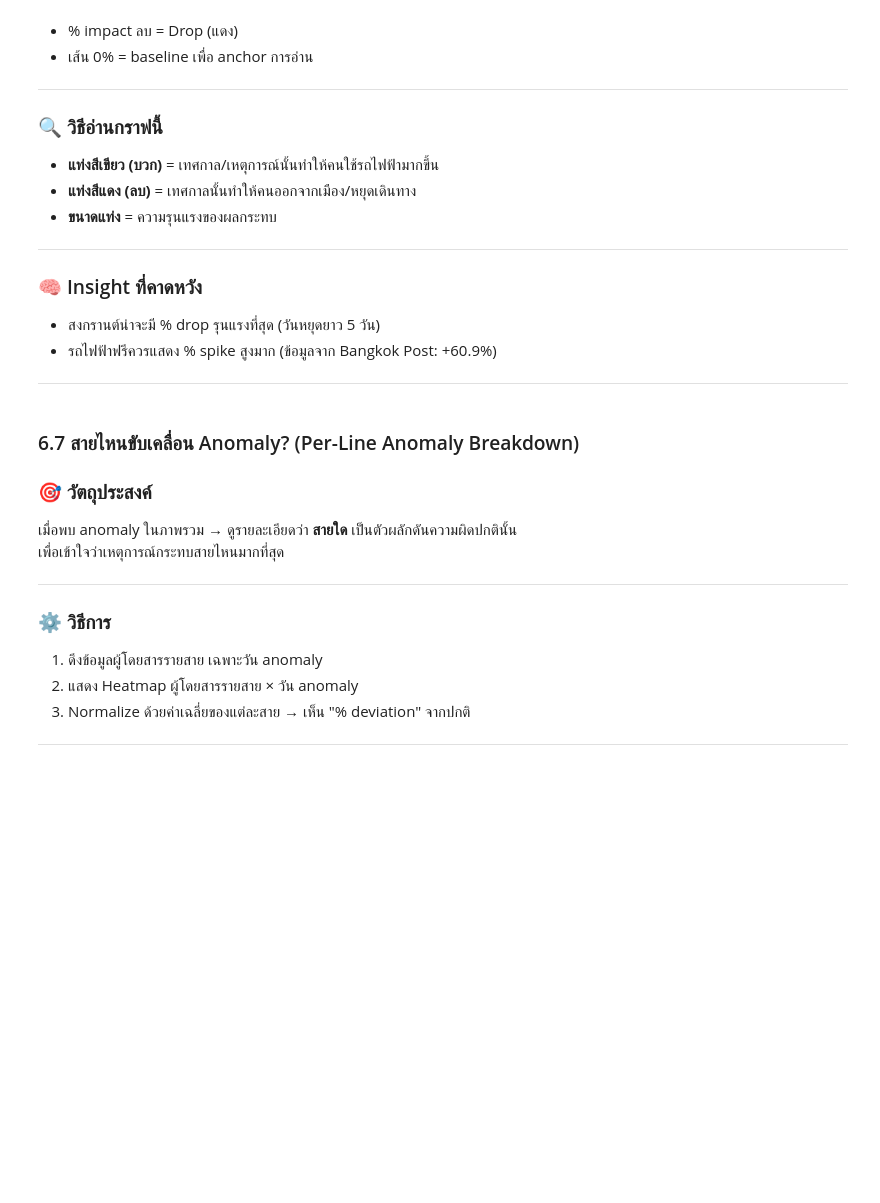
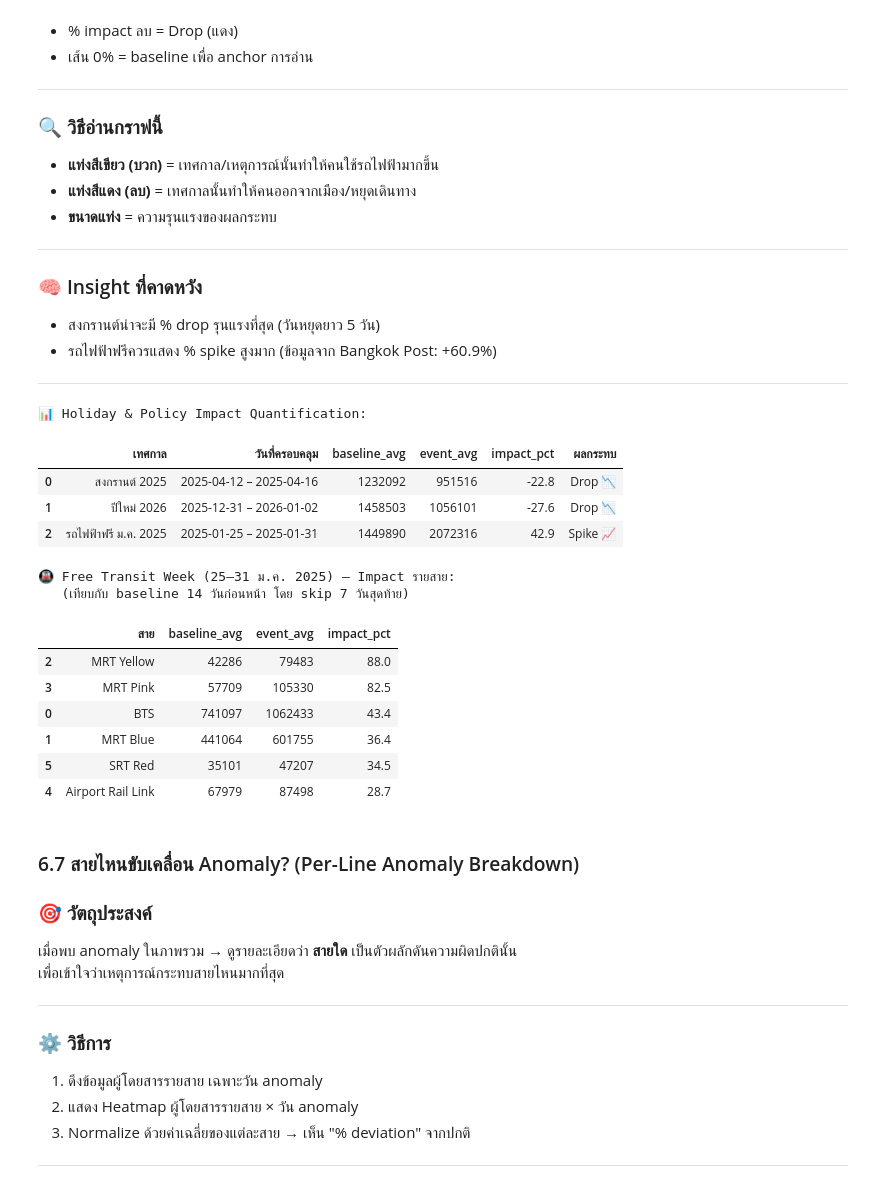
Before and after one commit to lumduan/superai-se6-mini-hackathon-1, a Jupyter notebook: dataset-5/mini-hackathon-1.ipynb, the cells around one changed output. Drawn from its saved outputs; the diff is of its cells as text; code cells hidden in the pictures; blank space fills up the shorter version.

```diff
--- a/dataset-5/mini-hackathon-1.ipynb
+++ b/dataset-5/mini-hackathon-1.ipynb
@@ -46,9 +116,15 @@ print('✅ นำเข้าไลบรารีทั้งหมดสำเ
 # %%
-# กำหนด URL ของชุดข้อมูลผู้โดยสารปี 2568 และ 2569 จาก GitHub
+# ================================
+# 1) กำหนด URL ของชุดข้อมูล
+# ================================
+# URL จาก GitHub สำหรับ Colab / Remote environment
 URL_68 = 'https://raw.githubusercontent.com/lumduan/superai-se6-mini-hackathon-1/main/dataset-5/data/passengers68.csv'
 URL_69 = 'https://raw.githubusercontent.com/lumduan/superai-se6-mini-hackathon-1/main/dataset-5/data/passengers69.csv'
 
-# Fallback to local files if network is unavailable
+# ================================
+# 2) Fallback ไปใช้ไฟล์ local (ถ้ามี)
+# ================================
+# ป้องกันกรณี network ไม่พร้อมใช้งาน
 import os as _os
 _local_data = '/Users/sarat/Code/superai-se6/superai-se6-mini-hackathon-1/dataset-5/data'
 _local_68   = _os.path.join(_local_data, 'passengers68.csv')
@@ -58,19 +134,22 @@ if _os.path.exists(_local_68):
 if _os.path.exists(_local_69):
     URL_69 = _local_69
 
-
+# ================================
+# 3) โหลดชุดข้อมูล
+# ================================
+# โหลดแยกกัน เพื่อให้รู้ทันทีว่าไฟล์ใดมีปัญหา
 def load_dataset(url: str, name: str) -> pd.DataFrame:
     """โหลดชุดข้อมูลจาก URL พร้อมตรวจจับข้อผิดพลาด"""
     try:
         df = pd.read_csv(url)
-        print(f'\u2705 โหลด {name} สำเร็จ: {df.shape}')
+        print(f'✅ โหลด {name} สำเร็จ: {df.shape[0]:,} แถว × {df.shape[1]} คอลัมน์')
         return df
     except Exception as e:
-        print(f'\u274c โหลด {name} ล้มเหลว')
+        print(f'❌ โหลด {name} ล้มเหลว')
         print(e)
         raise
 
-
-# โหลดชุดข้อมูลแต่ละปีแยกกัน — หากไฟล์ใดเสียหายจะรู้ได้ทันที
-df68 = load_dataset(URL_68, 'passengers68')
-df69 = load_dataset(URL_69, 'passengers69')
+print('📂 กำลังโหลดชุดข้อมูล...')
+df68 = load_dataset(URL_68, 'passengers68 (ปี 2568)')
+df69 = load_dataset(URL_69, 'passengers69 (ปี 2569)')
+print(f'\n🏆 โหลดข้อมูลสำเร็จทั้ง 2 ไฟล์')
@@ -4187,7 +4134,7 @@ if impact_results:
         y='impact_pct',
         color='impact_pct',
         color_continuous_scale='RdYlGn',   # แดง = ลด, เขียว = เพิ่ม
-        title='ผลกระทบของเทศกาล/นโยบายต่อผู้โดยสาร (Holiday & Policy Impact % vs Baseline)',
+        title='ผลกระทบของเทศกาล โยบายต่อผู้โดยสาร (Holiday & Policy Impact % vs Baseline)',
         labels={'impact_pct': 'Impact (%)', 'เทศกาล': 'เทศกาล/วันหยุด/นโยบาย'},
         text='impact_pct',
     )
@@ -4208,33 +4155,48 @@ if impact_results:
         bl_start   = free_start - pd.Timedelta(days=21)
         bl_end     = free_start - pd.Timedelta(days=7)
         bl_mask    = (pivot_df.index >= bl_start) & (pivot_df.index <= bl_end)
 
         per_line_impact = []
         for line in _available_lines:
             bl_avg = pivot_df.loc[bl_mask, line].replace(0, np.nan).mean()
             ev_avg = pivot_df.loc[free_transit_dates, line].replace(0, np.nan).mean()
             if pd.notna(bl_avg) and bl_avg > 0 and pd.notna(ev_avg):
                 pct = (ev_avg - bl_avg) / bl_avg * 100
                 per_line_impact.append({'สาย': line, 'baseline_avg': round(bl_avg), 'event_avg': round(ev_avg), 'impact_pct': round(pct, 1)})
 
         if per_line_impact:
             per_line_impact_df = pd.DataFrame(per_line_impact).sort_values('impact_pct', ascending=False)
             display(per_line_impact_df)
 
             fig2 = px.bar(
                 per_line_impact_df,
                 x='สาย', y='impact_pct',
                 color='impact_pct',
                 color_continuous_scale='Blues',
                 title='Free Transit Week (25–31 ม.ค. 2025) — Impact รายสาย vs Baseline',
                 labels={'impact_pct': 'Impact (%)', 'สาย': 'สายรถไฟฟ้า'},
                 text='impact_pct',
             )
             fig2.update_traces(texttemplate='%{text:.1f}%', textposition='outside')
             fig2.add_hline(y=0, line_dash='dash', line_color='gray')
             fig2.show()
 else:
     print('⚠️  ไม่มีช่วงเทศกาลในข้อมูล หรือข้อมูล baseline ไม่เพียงพอ')
+# %% [output]
+📊 Holiday & Policy Impact Quantification:
+|  | เทศกาล | วันที่ครอบคลุม | baseline_avg | event_avg | impact_pct | ผลกระทบ |
+| 0 | สงกรานต์ 2025 | 2025-04-12 – 2025-04-16 | 1232092 | 951516 | -22.8 | Drop 📉 |
+| 1 | ปีใหม่ 2026 | 2025-12-31 – 2026-01-02 | 1458503 | 1056101 | -27.6 | Drop 📉 |
+| 2 | รถไฟฟ้าฟรี ม.ค. 2025 | 2025-01-25 – 2025-01-31 | 1449890 | 2072316 | 42.9 | Spike 📈 |
+🚇 Free Transit Week (25–31 ม.ค. 2025) — Impact รายสาย:
+   (เทียบกับ baseline 14 วันก่อนหน้า โดย skip 7 วันสุดท้าย)
+|  | สาย | baseline_avg | event_avg | impact_pct |
+| 2 | MRT Yellow | 42286 | 79483 | 88.0 |
+| 3 | MRT Pink | 57709 | 105330 | 82.5 |
+| 0 | BTS | 741097 | 1062433 | 43.4 |
+| 1 | MRT Blue | 441064 | 601755 | 36.4 |
+| 5 | SRT Red | 35101 | 47207 | 34.5 |
+| 4 | Airport Rail Link | 67979 | 87498 | 28.7 |
 # %% [markdown]
 ### 6.7 สายไหนขับเคลื่อน Anomaly? (Per-Line Anomaly Breakdown)
 
```
Also changed, not shown: parts of 108 cells of this notebook.
